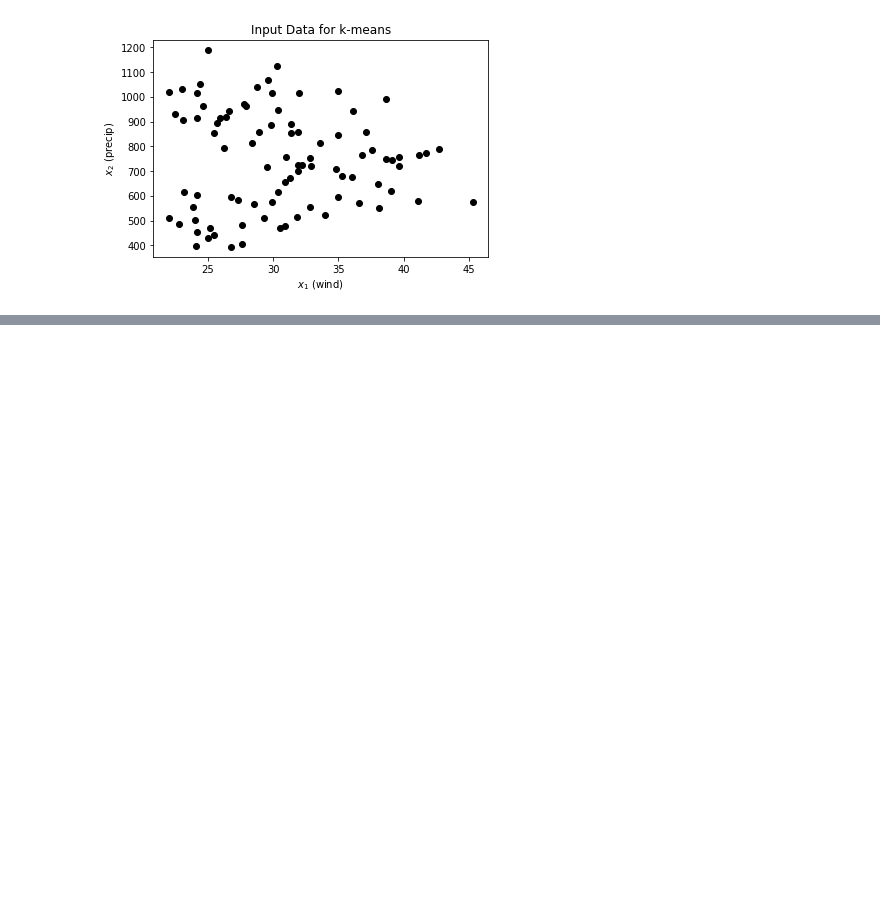
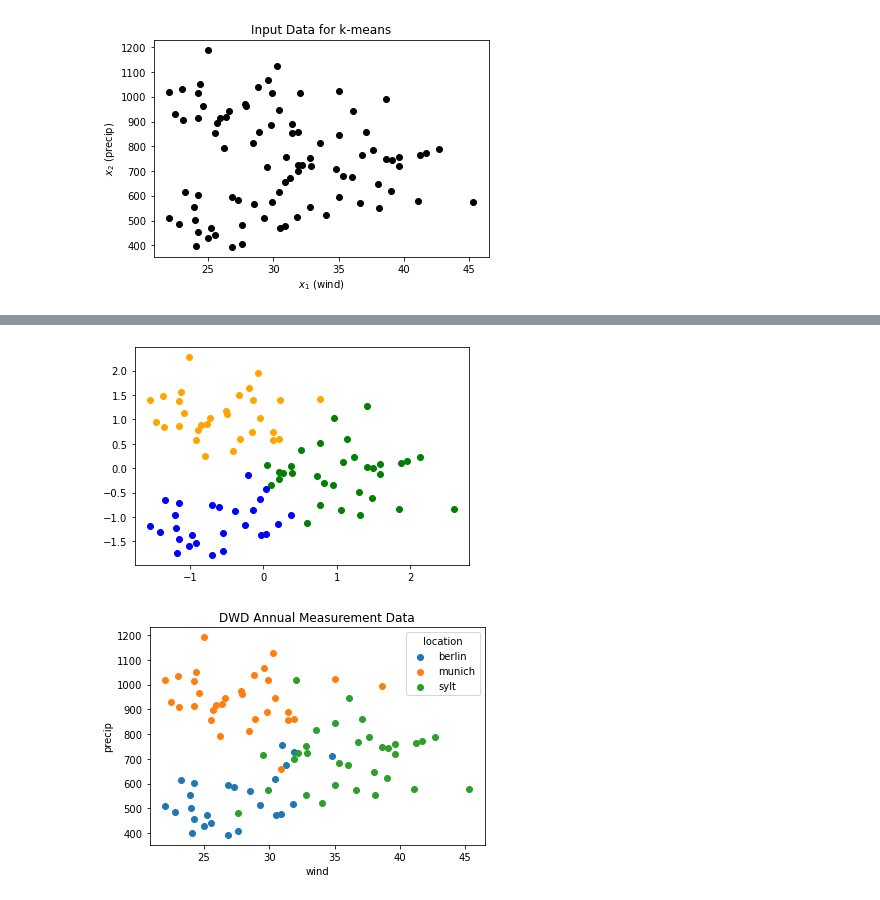
Before and after one commit to d3sp3r4t3Student/Statistical-Data-Analyses, a Jupyter notebook: demo_practical12.ipynb, the cells around one changed output, grey strips where cells are left out. Drawn from its saved outputs; the diff is of its cells as text; code cells hidden in the pictures; blank space fills up the shorter version.

```diff
--- a/demo_practical12.ipynb
+++ b/demo_practical12.ipynb
@@ -172,0 +184,23 @@ X = (X_raw - X_raw.mean(axis=0)) / X_raw.std(axis=0)
+# %%
+fig, ax = plt.subplots()
+
+for i in X:
+    min_dis = 100
+    for j in kmeans.cluster_centers_:
+        if(np.sqrt((i[0]-j[0])**2+(i[1]-j[1])**2) < min_dis):
+            min_dis = np.sqrt((i[0]-j[0])**2+(i[1]-j[1])**2)
+            cluster = j
+    if(cluster[0] == kmeans.cluster_centers_[0,0]):
+        ax.scatter(*i, color = 'orange')
+    if(cluster[0] == kmeans.cluster_centers_[1,0]):
+        ax.scatter(*i, color = 'g')
+    if(cluster[0] == kmeans.cluster_centers_[2,0]):
+        ax.scatter(*i, color = 'b')
+plt.show()
+
+data.plot.scatter(x=variables[0], y=variables[1], hue="location")
+plt.title("DWD Annual Measurement Data")
+plt.show()
+# %% [output]
+[figure, added]
+[figure, added]
```
Also changed, not shown: parts of 4 cells of this notebook.
